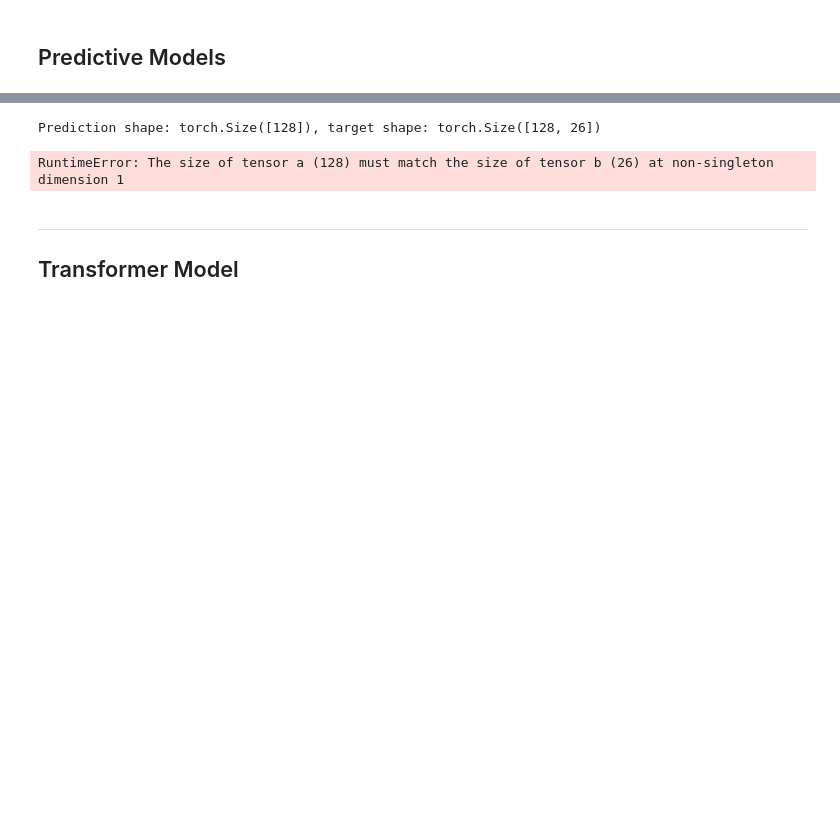
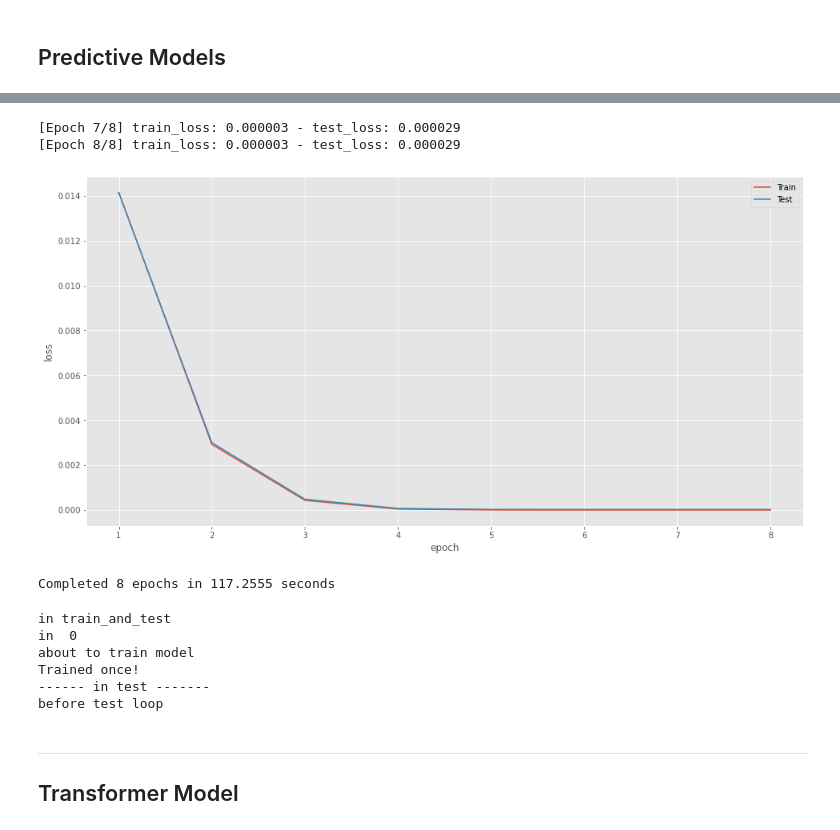
Before and after one commit to 0xHarrington/crypto-comovement, a Jupyter notebook: latent_factors.ipynb, the cells around one changed output, grey strips where cells are left out. Cells and saved outputs as stored; diff of their text form; code cells hidden in the pictures; blank space fills up the shorter version.

```diff
--- a/latent_factors.ipynb
+++ b/latent_factors.ipynb
@@ -1036,11 +1030,51 @@ nlpca_LSTM = train_and_test(model, nlpca_train_loader,
-# %%
-# Training & Testing with AutoEncoder Inputs
-ae_LSTM = train_and_test(model, ae_latent_train_loader,
-                         ae_latent_test_loader, criterion,
-                         optimizer, max_epochs)
-# %% [output]
-Prediction shape: torch.Size([128]), target shape: torch.Size([128, 26])
-RuntimeError: The size of tensor a (128) must match the size of tensor b (26) at non-singleton dimension 1
+# %%
+# Setup training settings
+input_size  = LATENT_DIM
+hidden_size = 4
+output_size = n_coins
+model       = SimpleLSTM(input_size, hidden_size, output_size)
+criterion   = torch.nn.MSELoss()
+optimizer   = torch.optim.RMSprop(model.parameters(), lr=0.001)
+pca_epochs  = 8
+
+# Training & Testing with AutoEncoder Inputs
+tic = time.perf_counter()
+
+pca_LSTM = train_and_test(model, pca_train_loader, pca_test_loader,
+                          criterion, optimizer, pca_epochs)
+
+toc = time.perf_counter()
+print(f"Completed {pca_epochs} epochs in {toc - tic:0.4f} seconds")
+# %% [output]
+[Epoch 7/8] train_loss: 0.000003 - test_loss: 0.000029
+[Epoch 8/8] train_loss: 0.000003 - test_loss: 0.000029
+[figure, added]
+Completed 8 epochs in 117.2555 seconds
+# %%
+# Setup training settings
+input_size   = LATENT_DIM
+hidden_size  = 4
+output_size  = n_coins
+model        = SimpleLSTM(input_size, hidden_size, output_size)
+criterion    = torch.nn.MSELoss()
+optimizer    = torch.optim.RMSprop(model.parameters(), lr=0.001)
+NLPCA_epochs = 2
+
+# Training & Testing with Kernel PCA Inputs
+tic = time.perf_counter()
+
+nlpca_LSTM = train_and_test(model, nlpca_train_loader, nlpca_test_loader,
+                            criterion, optimizer, NLPCA_epochs)
+
+toc = time.perf_counter()
+print(f"Completed {NLPCA_epochs} epochs in {toc - tic:0.4f} seconds")
+# %% [output]
+in train_and_test
+in  0
+about to train model
+Trained once!
+------ in test -------
+before test loop
 # %% [markdown]
 ----
 ## Transformer Model
```
Also changed, not shown: parts of 10 cells of this notebook.
